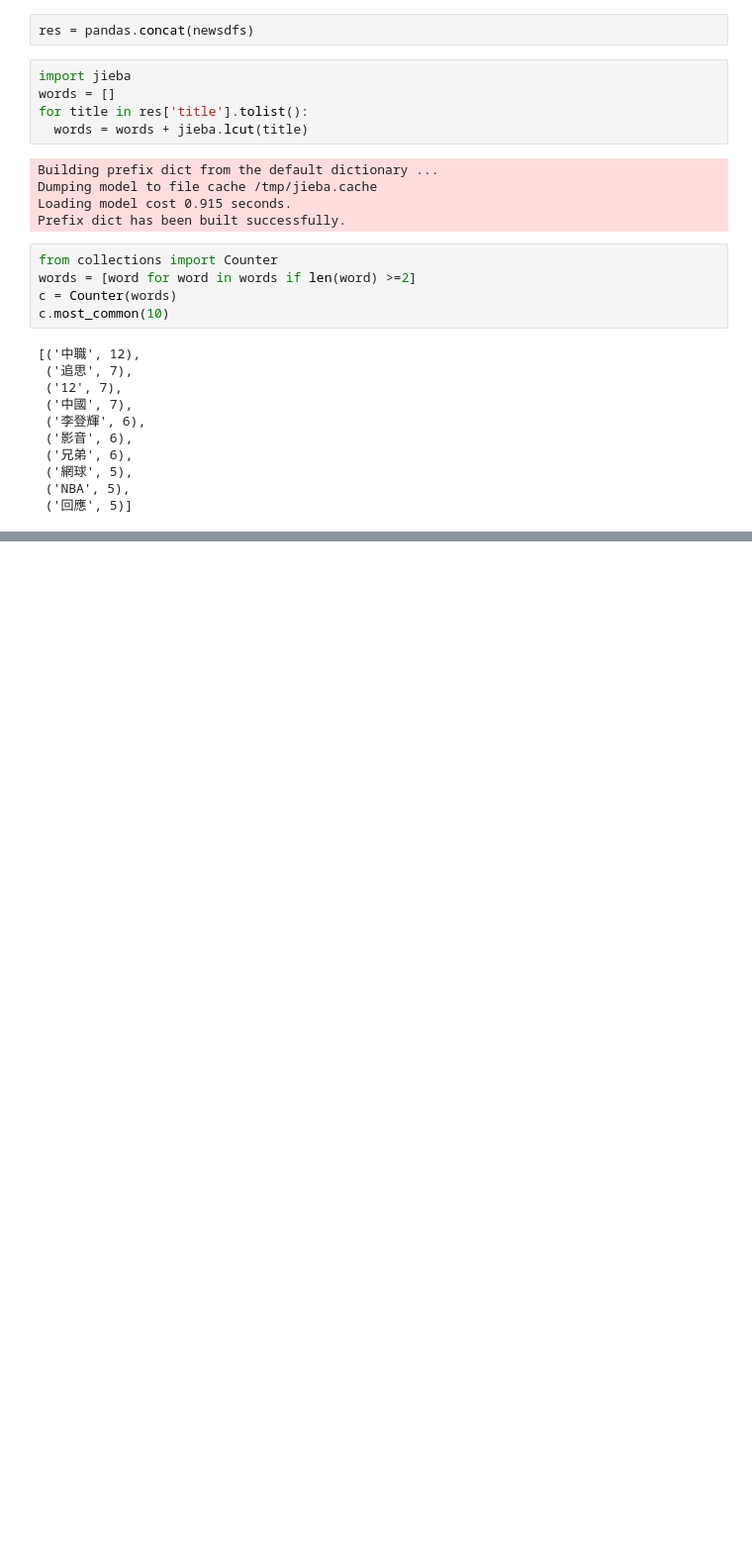
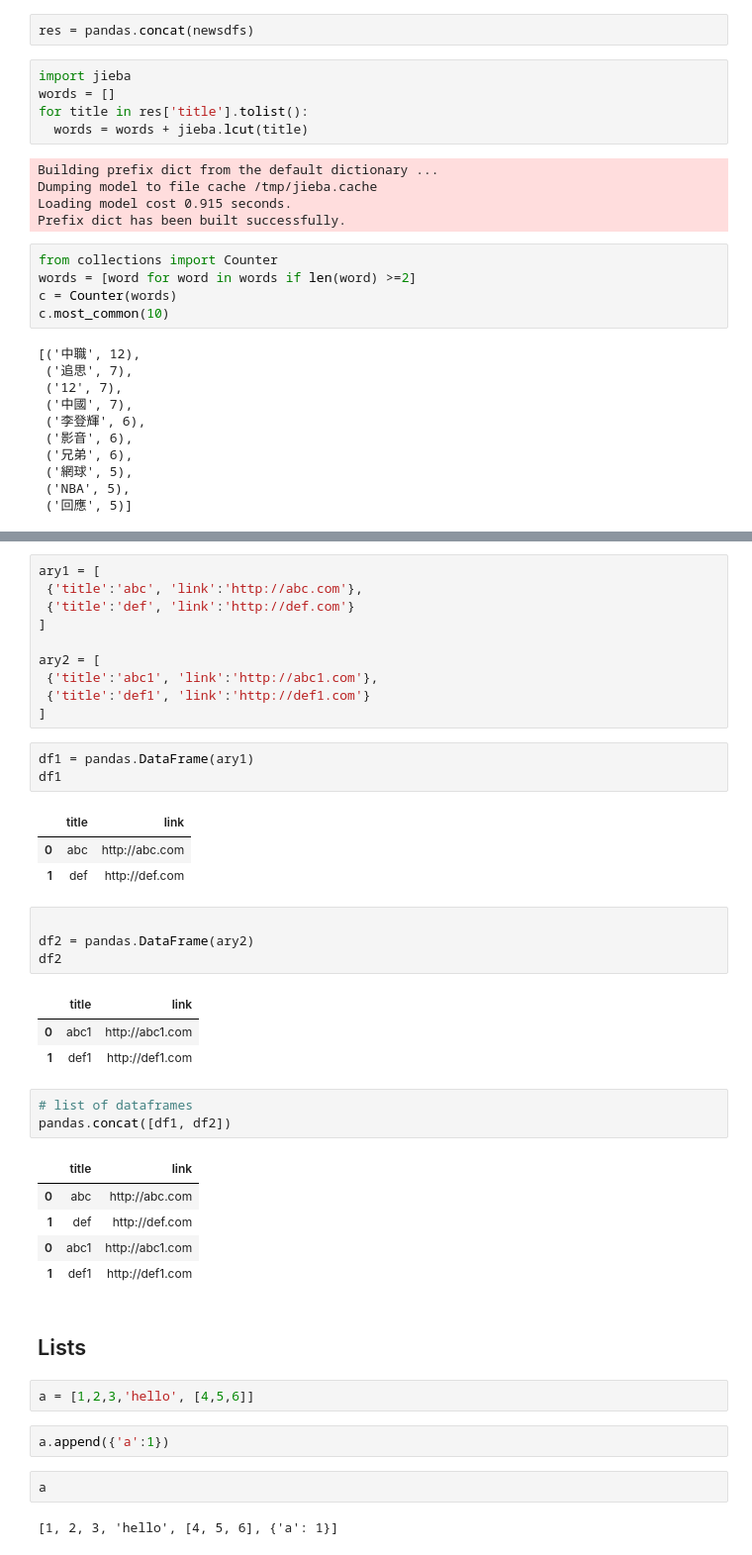
Before and after one commit to ywchiu/tibamepy, a Jupyter notebook: Demo20200919.ipynb, the cells around one changed output, grey strips where cells are left out. Shown at 99% size. Cells and saved outputs as stored; diff of their text form; blank space fills up the shorter version.

```diff
--- a/Demo20200919.ipynb
+++ b/Demo20200919.ipynb
@@ -129,0 +146,44 @@ c.most_common(10)
+# %%
+ary1 = [
+ {'title':'abc', 'link':'http://abc.com'},
+ {'title':'def', 'link':'http://def.com'}
+]
+
+ary2 = [
+ {'title':'abc1', 'link':'http://abc1.com'},
+ {'title':'def1', 'link':'http://def1.com'}
+]
+# %%
+df1 = pandas.DataFrame(ary1)
+df1
+# %% [output]
+|  | title | link |
+| 0 | abc | http://abc.com |
+| 1 | def | http://def.com |
+# %%
+
+df2 = pandas.DataFrame(ary2)
+df2
+# %% [output]
+|  | title | link |
+| 0 | abc1 | http://abc1.com |
+| 1 | def1 | http://def1.com |
+# %%
+# list of dataframes
+pandas.concat([df1, df2])
+# %% [output]
+|  | title | link |
+| 0 | abc | http://abc.com |
+| 1 | def | http://def.com |
+| 0 | abc1 | http://abc1.com |
+| 1 | def1 | http://def1.com |
+# %% [markdown]
+## Lists
+# %%
+a = [1,2,3,'hello', [4,5,6]]
+# %%
+a.append({'a':1})
+# %%
+a
+# %% [output]
+[1, 2, 3, 'hello', [4, 5, 6], {'a': 1}]
```
Also changed, not shown: parts of 68 cells of this notebook.
